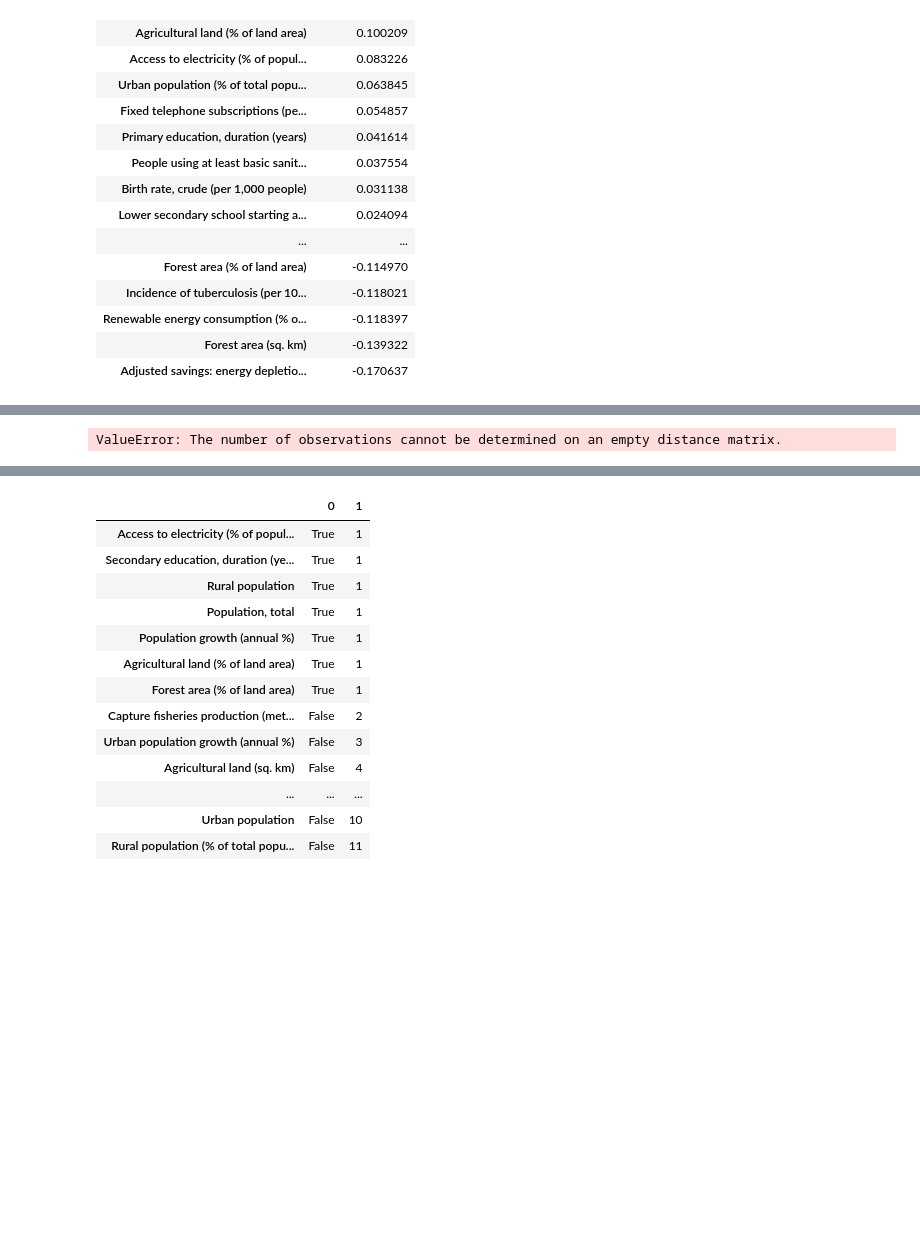
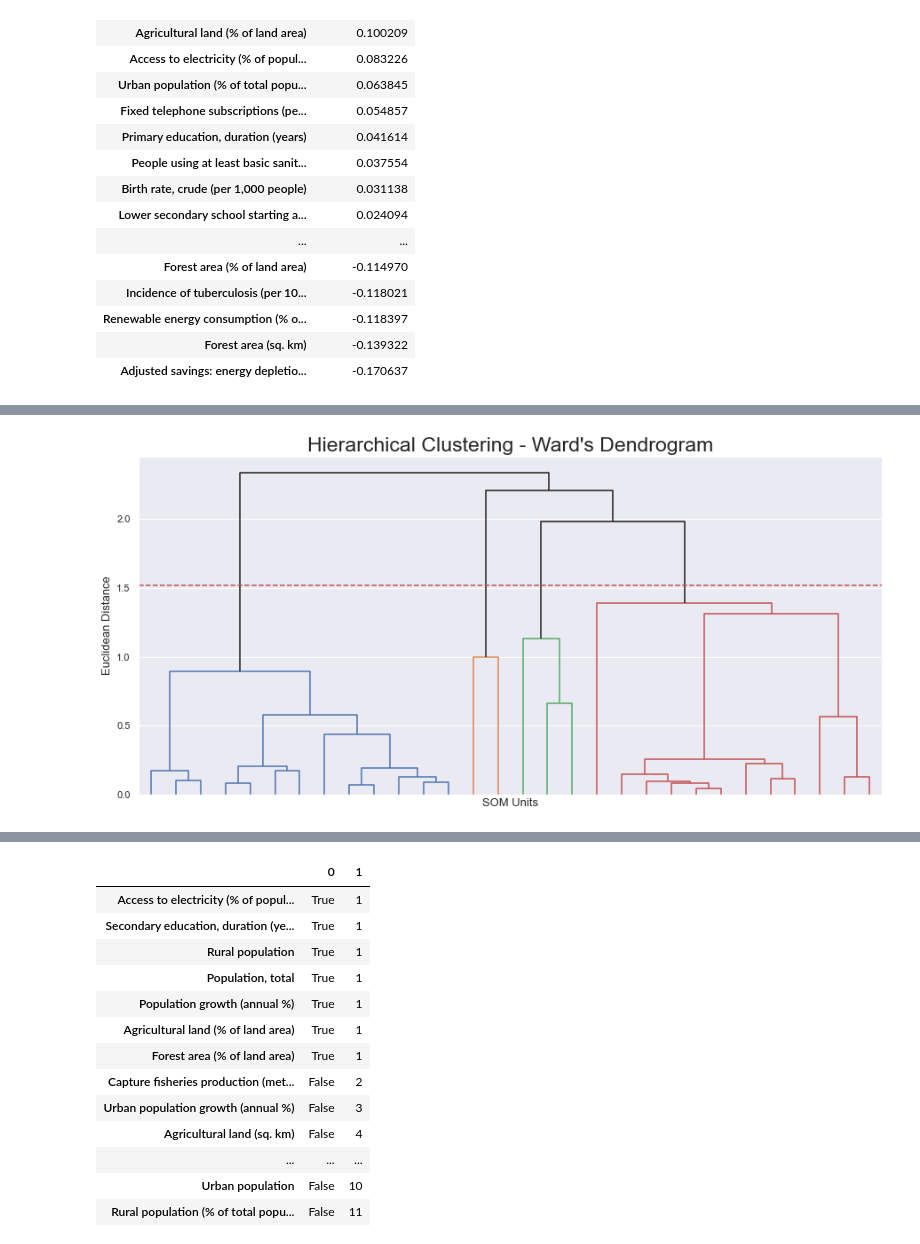
Before and after one commit to Lucas-Correa/Stats_Banner, a Jupyter notebook: Dual_City/notebooks/Merge and Fill Na.ipynb, the cells around one changed output, grey strips where cells are left out. Saved outputs shown, nothing was run; the diff lists cells and outputs as text; code cells hidden in the pictures; blank space fills up the shorter version.

```diff
--- a/Dual_City/notebooks/Merge and Fill Na.ipynb
+++ b/Dual_City/notebooks/Merge and Fill Na.ipynb
@@ -228,7 +229,7 @@ cor_kendall[['Dualcit_grouped']].sort_values('Dualcit_grouped',ascending=False)
 # %%
 def kmeans_Hierarchical(considered_df,threshold=0.3):
     kmeans = KMeans(n_clusters=30, random_state=0).fit(considered_df)
-    considered_df['Cluster'] = pd.Series(kmeans.labels_)
+    considered_df['Cluster'] = pd.Series(kmeans.labels_,index=wdi_scaled.index)
     kmeans_clusters = considered_df.groupby("Cluster").mean()
     considered_df.drop('Cluster',axis=1,inplace=True)
 
@@ -266,9 +250,16 @@ wdi_scaled
 # %%
-from sklearn.cluster import KMeans
-from sklearn.cluster import AgglomerativeClustering
-from scipy.cluster.hierarchy import dendrogram
-from scipy.cluster.hierarchy import linkage
-from scipy.cluster.hierarchy import set_link_color_palette
-kmeans_Hierarchical(wdi_scaled)
+#Select variables
+indicators =   ['Access to electricity, urban (% of urban population)',
+                'Agricultural land (% of land area)',
+                'Access to electricity (% of population)',
+                'GDP (current US$)',
+                'Land area (sq. km)',
+                'Population, total',
+                #'Adjusted savings: energy depletion (current US$)',
+                'Renewable energy consumption (% of total final energy consumption)']
+
+select_data = wdi_scaled[indicators]
+
+kmeans_Hierarchical(select_data,0.65)
 # %% [output]
-ValueError: The number of observations cannot be determined on an empty distance matrix.
+[figure, added]
```
Also changed, not shown: parts of 15 cells of this notebook, 2 other files.
